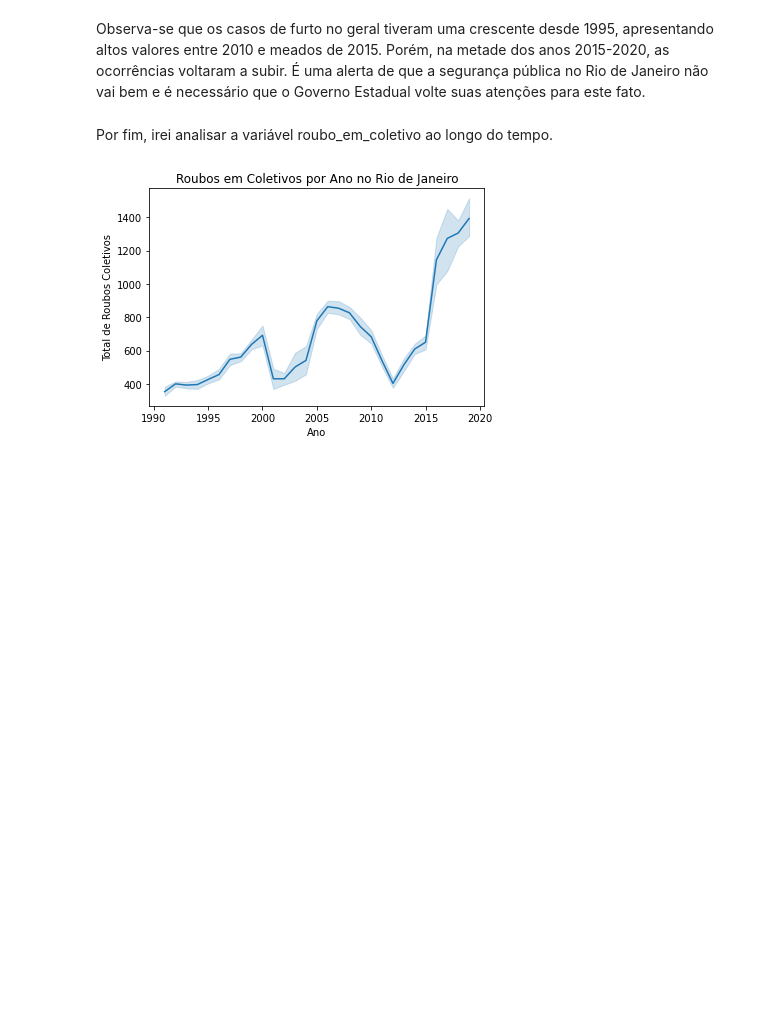
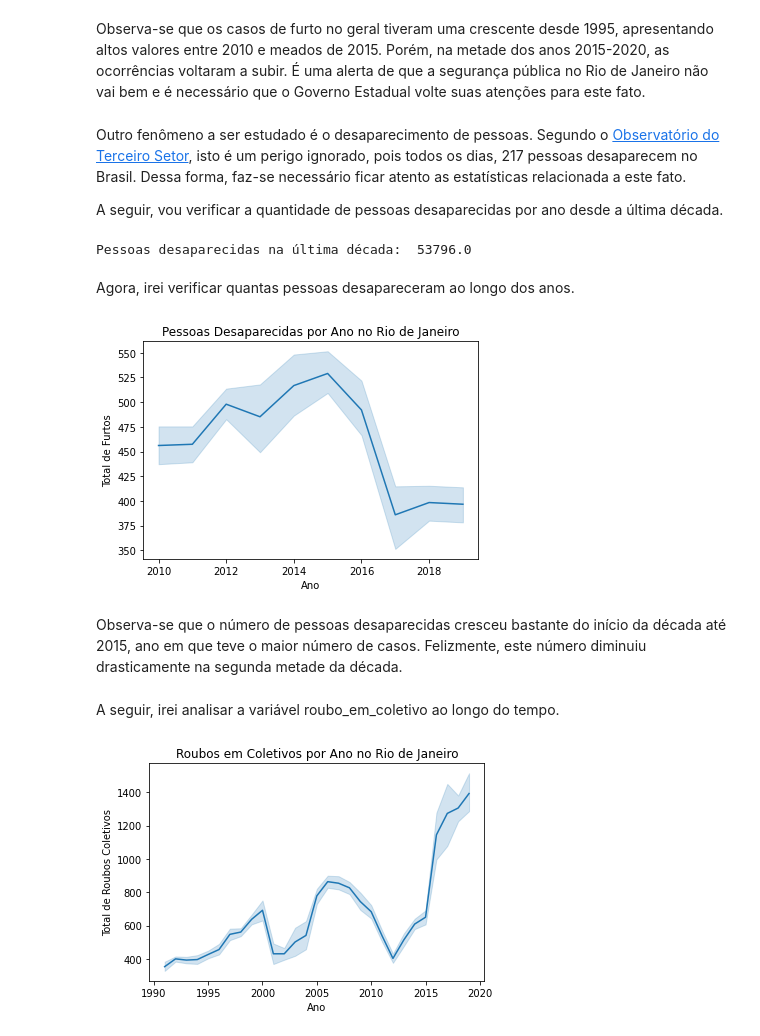
Before and after one commit to andremarinho17/data_projects, a Jupyter notebook: Analise_da_Violência_no_Rio_de_Janeiro.ipynb, the cells around one changed output. Saved outputs shown, nothing was run; the diff lists cells and outputs as text; code cells hidden in the pictures; blank space fills up the shorter version.

```diff
--- a/Analise_da_Violência_no_Rio_de_Janeiro.ipynb
+++ b/Analise_da_Violência_no_Rio_de_Janeiro.ipynb
@@ -338,8 +359,31 @@ plt.show()
 [figure]
 # %% [markdown]
 Observa-se que os casos de furto no geral tiveram uma crescente desde 1995, apresentando altos valores entre 2010 e meados de 2015. Porém, na metade dos anos 2015-2020, as ocorrências voltaram a subir. É uma alerta de que a segurança pública no Rio de Janeiro não vai bem e é necessário que o Governo Estadual volte suas atenções para este fato.
+# %% [markdown]
+Outro fenômeno a ser estudado é o desaparecimento de pessoas. Segundo o [Observatório do Terceiro Setor](https://observatorio3setor.org.br/noticias/perigo-ignorado-todos-os-dias-217-pessoas-desaparecem-no-brasil/), isto é um perigo ignorado, pois todos os dias, 217 pessoas desaparecem no Brasil. Dessa forma, faz-se necessário ficar atento as estatísticas relacionada a este fato.
+
+A seguir, vou verificar a quantidade de pessoas desaparecidas por ano desde a última década.
+# %%
+pessoas_desaparecidas = df[df['vano'] >= 2010].pessoas_desaparecidas.sum()
+
+print("Pessoas desaparecidas na última década: ", pessoas_desaparecidas)
+# %% [output]
+Pessoas desaparecidas na última década:  53796.0
+# %% [markdown]
+Agora, irei verificar quantas pessoas desapareceram ao longo dos anos.
+# %%
+sns.lineplot(data=df[df["vano"] >= 2010], x="vano", y="pessoas_desaparecidas")
+
+plt.title("Pessoas Desaparecidas por Ano no Rio de Janeiro")
+plt.ylabel("Total de Furtos")
+plt.xlabel("Ano")
+plt.show()
+# %% [output]
+[figure, added]
+# %% [markdown]
+Observa-se que o número de pessoas desaparecidas cresceu bastante do início da década até 2015, ano em que teve o maior número de casos. Felizmente, este número diminuiu drasticamente na segunda metade da década.
 # %% [markdown]
-Por fim, irei analisar a variável roubo_em_coletivo ao longo do tempo.
+A seguir, irei analisar a variável roubo_em_coletivo ao longo do tempo.
 # %%
 sns.lineplot(data=df, x="vano", y="roubo_em_coletivo")
 
```
Also changed, not shown: parts of 14 cells of this notebook.
